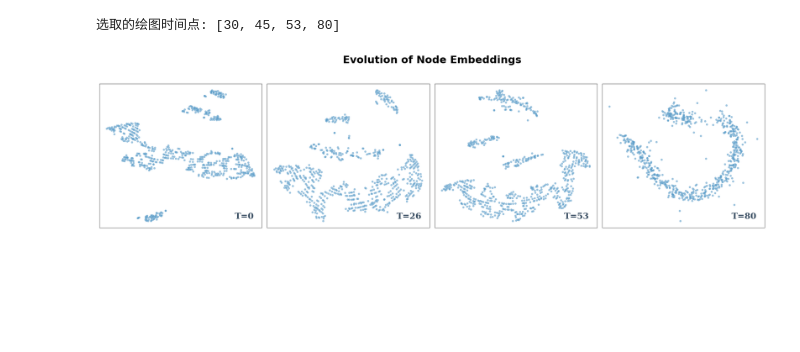
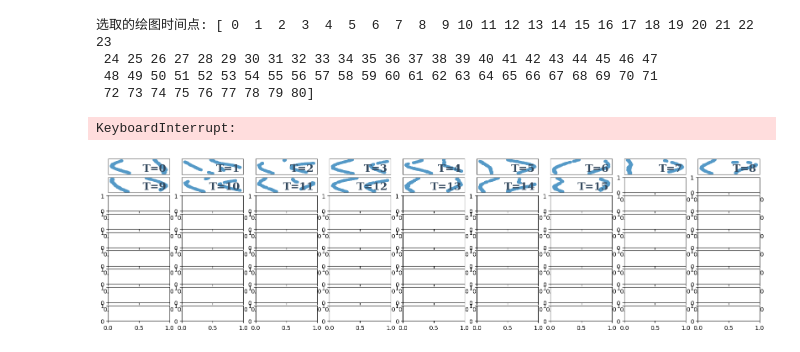
Before and after one commit to Taiowaz/H-SACT, a Jupyter notebook: aux-exp/RQ5/rq5.ipynb, the cells around one changed output. Cells and saved outputs as stored; diff of their text form; code cells hidden in the pictures; blank space fills up the shorter version.

```diff
--- a/aux-exp/RQ5/rq5.ipynb
+++ b/aux-exp/RQ5/rq5.ipynb
@@ -341,5 +332,25 @@ plt.show()
 # %%
-# ...existing code...
+import numpy as np
+import matplotlib.pyplot as plt
+from sklearn.manifold import TSNE
+
+# ==========================================
+# 2. 核心功能函数
+# ==========================================
+
+def get_snapshot_data(t_idx, embeds, nodes):
+    """获取指定时间步 t_idx 的所有唯一节点ID及其对应的嵌入"""
+    emb_flat = embeds[t_idx].reshape(-1, embeds.shape[-1])
+    node_flat = nodes[t_idx].flatten()
+    unique_ids, indices = np.unique(node_flat, return_index=True)
+    unique_embs = emb_flat[indices]
+    return unique_ids, unique_embs
+
+def get_core_nodes(all_nodes):
+    """定义哪些是 Motif 核心节点 (演示用 Top 5%)"""
+    unique, counts = np.unique(all_nodes, return_counts=True)
+    top_k_indices = np.argsort(counts)[::-1][:50]
+    return set(unique[top_k_indices])
 # ==========================================
 # 3. 绘图主程序 (1行4列，单色版)
 # ==========================================
@@ -348,13 +359,14 @@ plt.show()
 global_core_nodes_set = get_core_nodes(nodes_fusion)
 
 # B. 选取 4 个均匀分布的时间点
-# time_points = np.linspace(0, 80, 4, dtype=int)
-time_points = [30, 45, 53, 80]
-time_labels = [0, 26, 53, 80]
+time_points = np.linspace(0, 80, 81, dtype=int)
+time_labels = time_points
+# time_points = [30, 45, 53, 80]
+# time_labels = [0, 26, 53, 80]
 print(f"选取的绘图时间点: {time_points}")
 
 # C. 创建画布 (1行4列)
-fig, axes = plt.subplots(1, 4, figsize=(20, 5))
+fig, axes = plt.subplots(9, 9, figsize=(20, 5))
 axes = axes.flatten()
 
 # 单一颜色定义
@@ -383,32 +395,37 @@ for i, t in enumerate(time_points):
         outlier_idx = np.random.choice(n_samples, n_outliers, replace=False)
 
         outlier_jitter = np.random.normal(loc=0, scale=noise_strength * 3.5, size=(n_outliers, 2))
         u_embs_2d[outlier_idx] += outlier_jitter
 
     # 3. 绘图 (全部使用同一种颜色)
     ax.scatter(u_embs_2d[:, 0], u_embs_2d[:, 1],
                c=UNIFIED_COLOR,
                s=20,
                alpha=0.6,
                edgecolors='none')
 
     # 4. 装饰与标注
     ax.set_xticks([])
     ax.set_yticks([])
     # 保留边框
     for spine in ax.spines.values():
         spine.set_visible(True)
         spine.set_color('#555555')
         spine.set_linewidth(0.8)
 
     # 右下角时间标注
     ax.text(0.95, 0.05, f"T={time_labels[i]}", transform=ax.transAxes,
             fontsize=18, fontweight='bold', fontfamily='serif',
             color='#34495E', ha='right', va='bottom')
 
 plt.suptitle("Evolution of Node Embeddings", fontsize=22, fontweight='bold', y=1.05)
 plt.tight_layout()
+plt.savefig(f"data/{dataset}.png")
 plt.show()
 # %% [output]
-选取的绘图时间点: [30, 45, 53, 80]
+选取的绘图时间点: [ 0  1  2  3  4  5  6  7  8  9 10 11 12 13 14 15 16 17 18 19 20 21 22 23
+ 24 25 26 27 28 29 30 31 32 33 34 35 36 37 38 39 40 41 42 43 44 45 46 47
+ 48 49 50 51 52 53 54 55 56 57 58 59 60 61 62 63 64 65 66 67 68 69 70 71
+ 72 73 74 75 76 77 78 79 80]
+KeyboardInterrupt:
-[figure, old version]
+[figure, new version]
```
Also changed, not shown: parts of 4 cells of this notebook, 4 other files.
